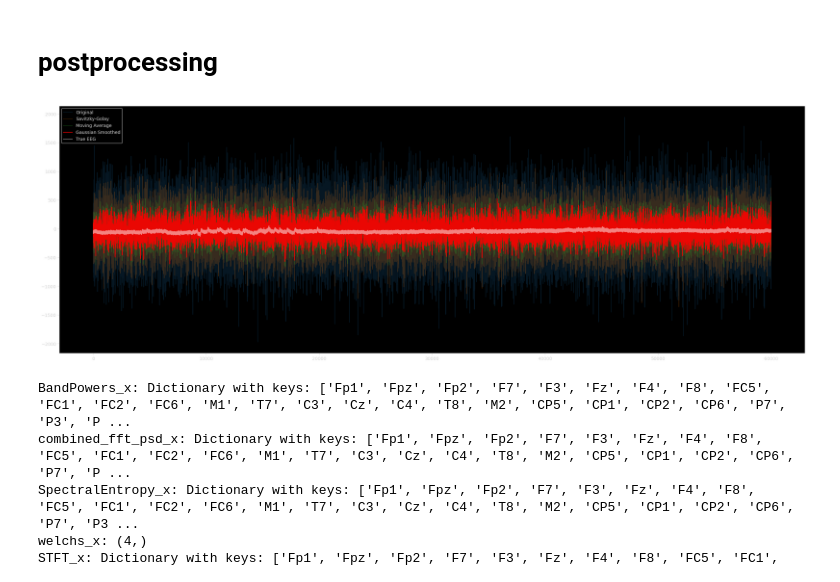
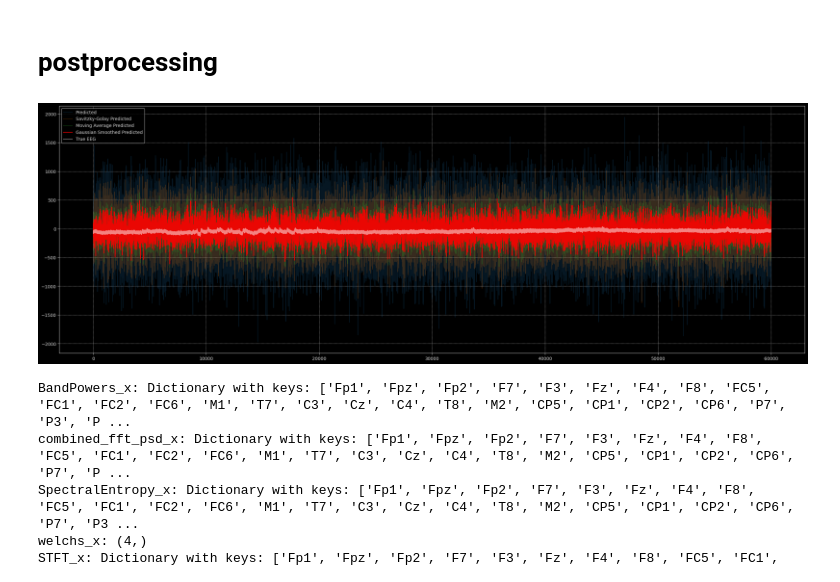
Before and after one commit to Metaverse-Crowdsource/Complete-Neural-Signal-Analysis, a Jupyter notebook: Neural Net.ipynb, the cells around one changed output. Cells and saved outputs as stored; diff of their text form; code cells hidden in the pictures.

```diff
--- a/Neural Net.ipynb
+++ b/Neural Net.ipynb
@@ -1754,31 +1754,42 @@ plt.show()
 # %%
 import pandas as pd
 
 predicted_df = pd.DataFrame(predicted_data_np, columns=['Channel_1'])
 predicted_df['Smoothed_Moving_Avg'] = predicted_df['Channel_1'].rolling(window=5).mean()
 
 from scipy.ndimage import gaussian_filter
 
 smoothed_gaussian = gaussian_filter(predicted_data_np, sigma=2)
 
 from scipy.signal import savgol_filter
 
 smoothed_savgol = savgol_filter(predicted_data_np, window_length=5, polyorder=2)
 
 import matplotlib.pyplot as plt
+# Configure Matplotlib to have a black background and light grey text
+plt.rcParams['axes.facecolor'] = 'black'
+plt.rcParams['axes.edgecolor'] = 'lightgrey'
+plt.rcParams['axes.labelcolor'] = 'lightgrey'
+plt.rcParams['text.color'] = 'lightgrey'
+plt.rcParams['xtick.color'] = 'lightgrey'
+plt.rcParams['ytick.color'] = 'lightgrey'
 
-plt.figure(figsize=(30, 10))
+# Create the plot
+plt.figure(figsize=(30, 10), facecolor='black')
 
-plt.plot(predicted_data_np, label="Original", alpha=0.2)
-plt.plot(smoothed_savgol, label="Savitzky-Golay", alpha=0.2)
-plt.plot(predicted_df['Smoothed_Moving_Avg'], label="Moving Average", alpha=.3)
-plt.plot(smoothed_gaussian, color='red', label="Gaussian Smoothed", alpha=0.9)
+plt.plot(predicted_data_np, label="Predicted", alpha=0.2)
+plt.plot(smoothed_savgol, label="Savitzky-Golay Predicted", alpha=0.2)
+plt.plot(predicted_df['Smoothed_Moving_Avg'], label="Moving Average Predicted", alpha=.3)
+plt.plot(smoothed_gaussian, color='red', label="Gaussian Smoothed Predicted", alpha=0.9)
 plt.plot(true_data_np, color='white', alpha=0.5, label='True EEG')
+
+# Adding grid lines for better visibility of scale
+plt.grid(True, linestyle='--', linewidth=0.5, color='lightgrey')
 
 plt.legend()
 plt.show()
 # %% [output]
-[figure, old version]
+[figure, new version]
 # %%
 import numpy as np
 
```
